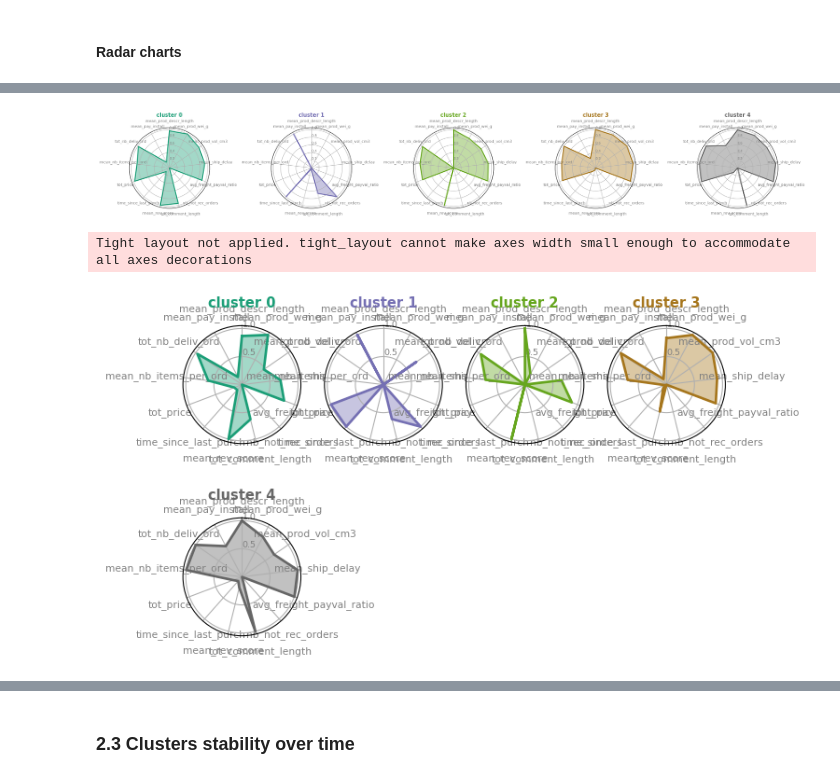
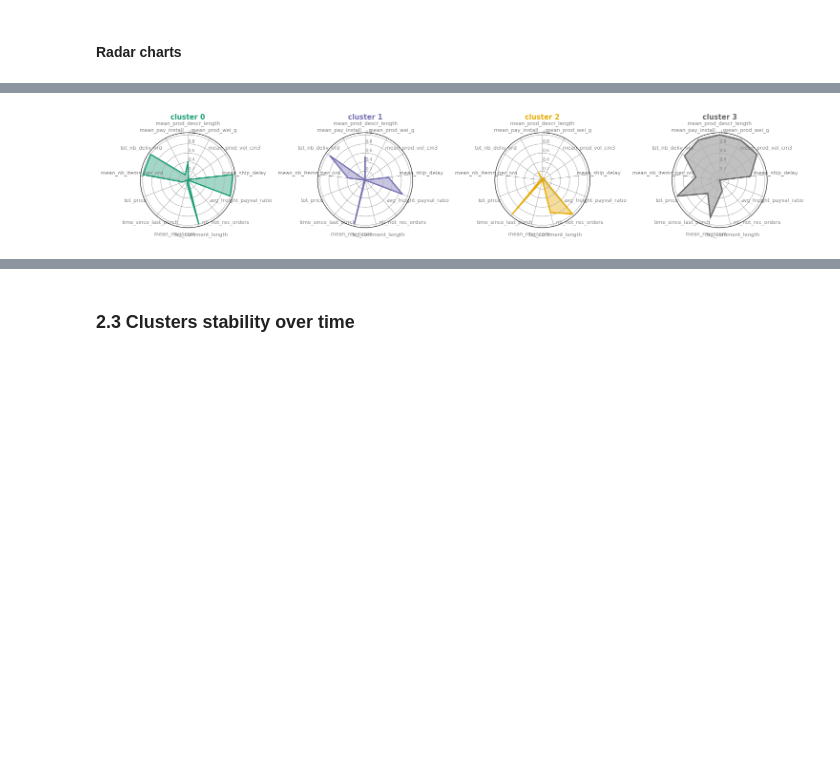
Before and after one commit to SmellyArmure/OC_DS_Project5, a Jupyter notebook: NOTEBOOKS/P5_Clustering.ipynb, the cells around one changed output, grey strips where cells are left out. Drawn from its saved outputs; the diff is of its cells as text; code cells hidden in the pictures; blank space fills up the shorter version.

```diff
--- a/NOTEBOOKS/P5_Clustering.ipynb
+++ b/NOTEBOOKS/P5_Clustering.ipynb
@@ -614,7 +576,7 @@ from sklearn.metrics import silhouette_score, davies_bouldin_score, calinski_har
 
 # fit the model on the whole dataframe
 
-n_clust = 5
+n_clust = 4
 best_model = KMeans(n_clusters=n_clust, n_jobs=-1, random_state=14)
 best_model.fit(df)
 ser_clust = pd.Series(data=best_model.labels_,
@@ -701,10 +650,10 @@ Then we'll see if the features are significantly different between the clusters.
 # ANOVA and Kruskal-Wallis for each features against clusters
 
 Anova_Kruskal_df = pd.DataFrame()
-for i, col in enumerate(sel_col,1):
-    ser = test_distrib_clust(df_expl[sel_col].assign(clust=ser_clust), col,
+for i, col in enumerate(df_expl.columns,1):
+    ser = test_distrib_clust(df_expl.assign(clust=ser_clust), col,
                        'clust', print_opt=False)
-    Anova_Kruskal_df = pd.concat([Anova_Kruskal_df , ser.to_frame()], axis=1)
+    Anova_Kruskal_df = pd.concat([Anova_Kruskal_df, ser.to_frame()], axis=1)
 # %%
 fig, ax = plt.subplots(1)
 
@@ -744,26 +692,0 @@ summary_ANOVA_Kruskal(df_expl[sel_col].assign(clust=ser_clust),
-# %%
-## A METTRE SOUS FORME DE FONCTION ??
-# Plotting boxplot of quantitative features for each cluster
-
-model = best_model
-
-fig = plt.figure(figsize=(12,12))
-
-model = model.fit(df) if not is_fitted(model) else model
-ser_clust = pd.Series(model.labels_,
-                      index=df.index,
-                      name='clust')
-
-with sns.color_palette('dark'):
-    for i, c in enumerate(df_.index,1): # to keep the order of the lower p-value first
-        ax = fig.add_subplot(4,4,i)
-        sns.boxplot(data=df_expl.assign(clust=ser_clust),
-                    x='clust', y=c, width=0.5, ax=ax)
-        # min = df_expl[c].mean()-1*df_expl[c].std()
-        # max = df_expl[c].mean()+5*df_expl[c].std()
-        # plt.ylim(min,max)
-        plt.grid()
-plt.tight_layout(rect=[0, 0.03, 1, 0.95])
-plt.suptitle('Dispersion of quantitative data through clusters',
-             fontsize=16, fontweight='bold')
-plt.show()
@@ -806,7 +731,7 @@ display(df_clust_mean, df_centroids)
 #########################
 my_dpi = 96
 
-fig = plt.figure(figsize=(2000/my_dpi, 2000/my_dpi),
+fig = plt.figure(figsize=(1000/my_dpi, 700/my_dpi),
                  dpi=my_dpi)
 
 # Create a color palette:
@@ -814,29 +739,26 @@ my_palette = plt.cm.get_cmap("Dark2", len(df_centroids.index))
 
 # # Loop to plot
 for i, row in enumerate(df_centroids.index, 1):
-    ax = fig.add_subplot(1,n_clust,i, polar=True)
+    ax = fig.add_subplot(2,n_clust,i, polar=True)
     plot_radar_chart(df=df_centroids, row=row,
                      title='cluster '+str(row),
                      color=my_palette(row),
                      min_max_scaling=True, ax=ax)
 plt.tight_layout()
-# %% [output]
-[figure, removed]
 # %%
 ### MEAN UNTRANSFORMED DATA
 ###########################
 my_dpi = my_dpi
-fig = plt.figure(figsize=(750/my_dpi, 500/my_dpi),
+fig = plt.figure(figsize=(1500/my_dpi, 500/my_dpi),
                  dpi=my_dpi)
 
-# # Loop to plot
+# Loop to plot
 for i, row in enumerate(df_clust_mean.index, 1):
     ax = fig.add_subplot(2,4,i, polar=True)
     plot_radar_chart(df=df_clust_mean, row=row,
                      title='cluster '+str(row),
                      color=my_palette(row),
                      min_max_scaling=True, ax=ax)
-plt.tight_layout(rect=[0,0,0.95,1])
+plt.tight_layout() # rect=[0,0,1,0.95]
 # %% [output]
-Tight layout not applied. tight_layout cannot make axes width small enough to accommodate all axes decorations
-[figure, old version]
+[figure, new version]
```
Also changed, not shown: parts of 87 cells of this notebook, 2 other files.
